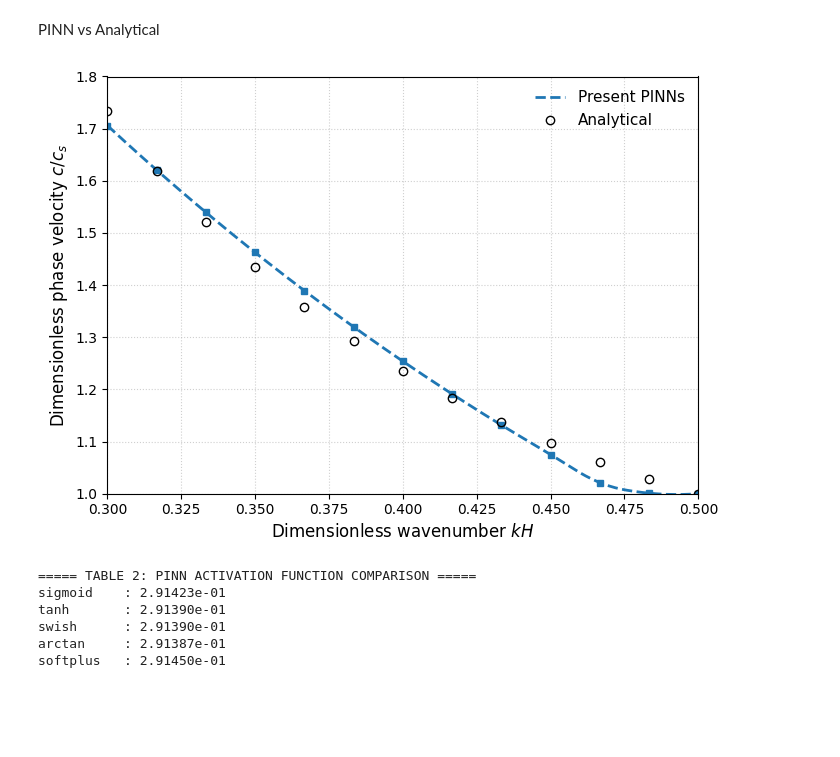
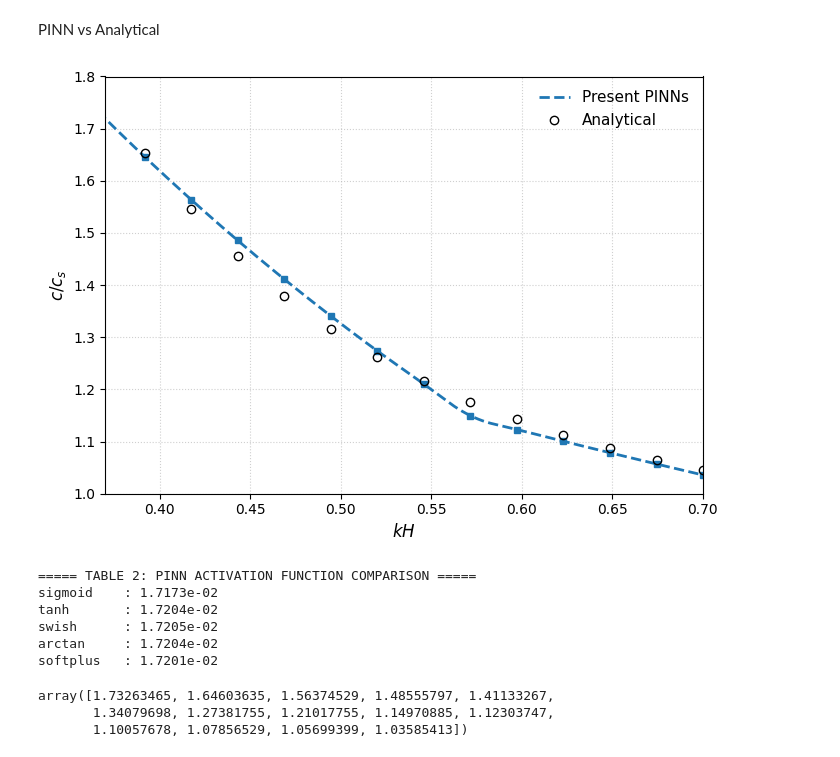
Before and after one commit to mayankjha-my/PINN, a Jupyter notebook: experiments/PINN_three_layer_system.ipynb, the cells around one changed output. Drawn from its saved outputs; the diff is of its cells as text; code cells hidden in the pictures; blank space fills up the shorter version.

```diff
--- a/experiments/PINN_three_layer_system.ipynb
+++ b/experiments/PINN_three_layer_system.ipynb
@@ -166,7 +164,7 @@ for activation in activation_list:
         # Initialize phase velocity c
         # ----------------------------------------------
         if idx == 0:
-            c_init = c_shear_layer + 0.8 * (c_shear_half - c_shear_layer)
+            c_init = c_shear_layer + 0.83 * (c_shear_half - c_shear_layer)
         else:
             previous_c = torch.tensor(dispersion[-1][1], device=DEVICE)
             c_init = 0.95 * previous_c
@@ -204,7 +202,7 @@ for activation in activation_list:
                 z_top, z_int, z_far,
                 params_layer, params_half,
                 k.item(), c,
-                w_pde=1.0,
+                w_pde=10.0,
                 w_bc=10.0,
                 w_int=20.0,
                 w_far=5.0
@@ -242,17 +240,17 @@ for activation in activation_list:
             # Hard clamp (safety)
             # ------------------------------------------
             with torch.no_grad():
-                lower = c_min_physical * 1.001
+                lower = c_min_physical * 1.123
                 upper = c_max_physical
                 if idx > 0:
-                    upper = torch.min(upper, previous_c * 0.999)
+                    upper = torch.min(upper, previous_c * 0.98)
                 c.data.clamp_(lower, upper)
 
             if loss.item() < best_loss:
                 best_loss = loss.item()
                 best_c = c.item()
 
-            if epoch % 10 == 0:
+            if epoch % 50 == 0:
                 print(
                     f"Epoch {epoch:4d} | "
                     f"Loss={loss.item():.3e} | "
@@ -502,11 +501,11 @@ mu44h = 5.3e9
 mu66h = 6.47e9
 
 
-phi = np.pi / 4
-H = 5.0
+phi = np.pi / 6
+H = 6.0
 mueH02 = 0.3 * mu44l
 P1 = 1e9
-P2 = 1e9
+P2 = 1e8
 g = 9.81
 beta1 = 5.0
 beta2 = 10.0
@@ -558,7 +557,7 @@ def dispersion_meq(kH, c_norm):
 # Compute analytical solution
 # ==============================
 def analytical_c_norm(kH_val):
-    return brentq(lambda c: dispersion_meq(kH_val, c), 0.1, 3.0)
+    return brentq(lambda c: dispersion_meq(kH_val, c), 0.1, 9.0)
 
 c_ana = np.array([analytical_c_norm(k) for k in kH])
 
@@ -575,51 +574,49 @@ spline = make_interp_spline(kH_sorted, c_pinn_sorted, k=2)
 c_pinn_smooth = spline(kH_smooth)
 
 
 # ==============================
 # Plot (EXACTLY like FEM style)
 # ==============================
 plt.figure(figsize=(7, 5))
 
 # PINN
 plt.plot(kH_smooth, c_pinn_smooth, '--',
          color='tab:blue', linewidth=2, label='Present PINNs')
 plt.plot(kH, c_pinn, 's', color='tab:blue', markersize=5)
 
 # Analytical
 plt.plot(kH, c_ana, 'o',
          color='black', markerfacecolor='none',
          markersize=6, label='Analytical')
 
-plt.xlabel(r'Dimensionless wavenumber $kH$', fontsize=12)
-plt.ylabel(r'Dimensionless phase velocity $c/c_s$', fontsize=12)
+plt.xlabel(r'$kH$', fontsize=12)
+plt.ylabel(r'$c/c_s$', fontsize=12)
 plt.grid(True, linestyle=':', alpha=0.6)
 plt.legend(fontsize=11, frameon=False)
 
-plt.xlim([0.3, 0.5])
+plt.xlim([0.37, 0.7])
 plt.ylim([1.0, 1.8])
 plt.tight_layout()
 plt.show()
 np.savetxt(
     "analytical_dispersion.csv",
     np.column_stack([kH, c_ana]),
     delimiter=","
 )
 # %% [output]
-[figure, old version]
+[figure, new version]
 # %%
 import numpy as np
 import torch
 
 activation_list = ["sigmoid", "tanh", "swish", "arctan", "softplus"]
 
-# ----------------------------------------
-# Load analytical reference (dimensionless)
-# ----------------------------------------
+# Load analytical solution
 ana = np.loadtxt("analytical_dispersion.csv", delimiter=",")
-kH_ref = ana[:, 0]
-c_ana = ana[:, 1]        # c / c_ref
+kH_ana = ana[:, 0]
+c_ana = ana[:, 1]   # already dimensionless
 
-# Reference shear velocity (same as analytical code)
+# Reference velocity (same as training)
 rho1 = 9890.0
 mu44l = 4.35e9
 c_ref = np.sqrt(mu44l / rho1)
@@ -628,26 +625,38 @@ print("\n===== TABLE 2: PINN ACTIVATION FUNCTION COMPARISON =====")
 
 for act in activation_list:
 
-    # Load PINN dispersion
+    # Load PINN data
     disp = np.array(torch.load(f"dispersion_{act}.pt"), dtype=float)
+
     kH_pinn = disp[:, 0]
-    c_pinn_physical = disp[:, 1]     # m/s
+    c_pinn_physical = disp[:, 1]
 
-    # 🔥 NORMALIZE PINN VELOCITY
-    c_pinn = c_pinn_physical / c_ref   # c / c_ref
+    # Normalize if needed
+    if np.mean(c_pinn_physical) > 10:
+        c_pinn = c_pinn_physical / c_ref
+    else:
+        c_pinn = c_pinn_physical
 
-    # Interpolate analytical solution to PINN grid
-    c_ana_interp = np.interp(kH_pinn, kH_ref, c_ana)
+    # Since analytical was saved on SAME kH grid,
+    # we assume same ordering:
+    if len(kH_pinn) != len(kH_ana):
+        print(f"{act}: Grid size mismatch!")
+        continue
 
-    # Relative L2 error (dimensionless vs dimensionless)
-    rel_error = np.linalg.norm(c_pinn - c_ana_interp) \
-              / np.linalg.norm(c_ana_interp)
+    rel_error = np.linalg.norm(c_pinn - c_ana) \
+              / np.linalg.norm(c_ana)
 
-    print(f"{act:10s} : {rel_error:.5e}")
+    print(f"{act:10s} : {rel_error:.4e}")
 # %% [output]
 ===== TABLE 2: PINN ACTIVATION FUNCTION COMPARISON =====
-sigmoid    : 2.91423e-01
-tanh       : 2.91390e-01
-swish      : 2.91390e-01
-arctan     : 2.91387e-01
-softplus   : 2.91450e-01
+sigmoid    : 1.7173e-02
+tanh       : 1.7204e-02
+swish      : 1.7205e-02
+arctan     : 1.7204e-02
+softplus   : 1.7201e-02
+# %%
+c_pinn
+# %% [output]
+array([1.73263465, 1.64603635, 1.56374529, 1.48555797, 1.41133267,
+       1.34079698, 1.27381755, 1.21017755, 1.14970885, 1.12303747,
+       1.10057678, 1.07856529, 1.05699399, 1.03585413])
```
Also changed, not shown: parts of 24 cells of this notebook, 6 other files.
